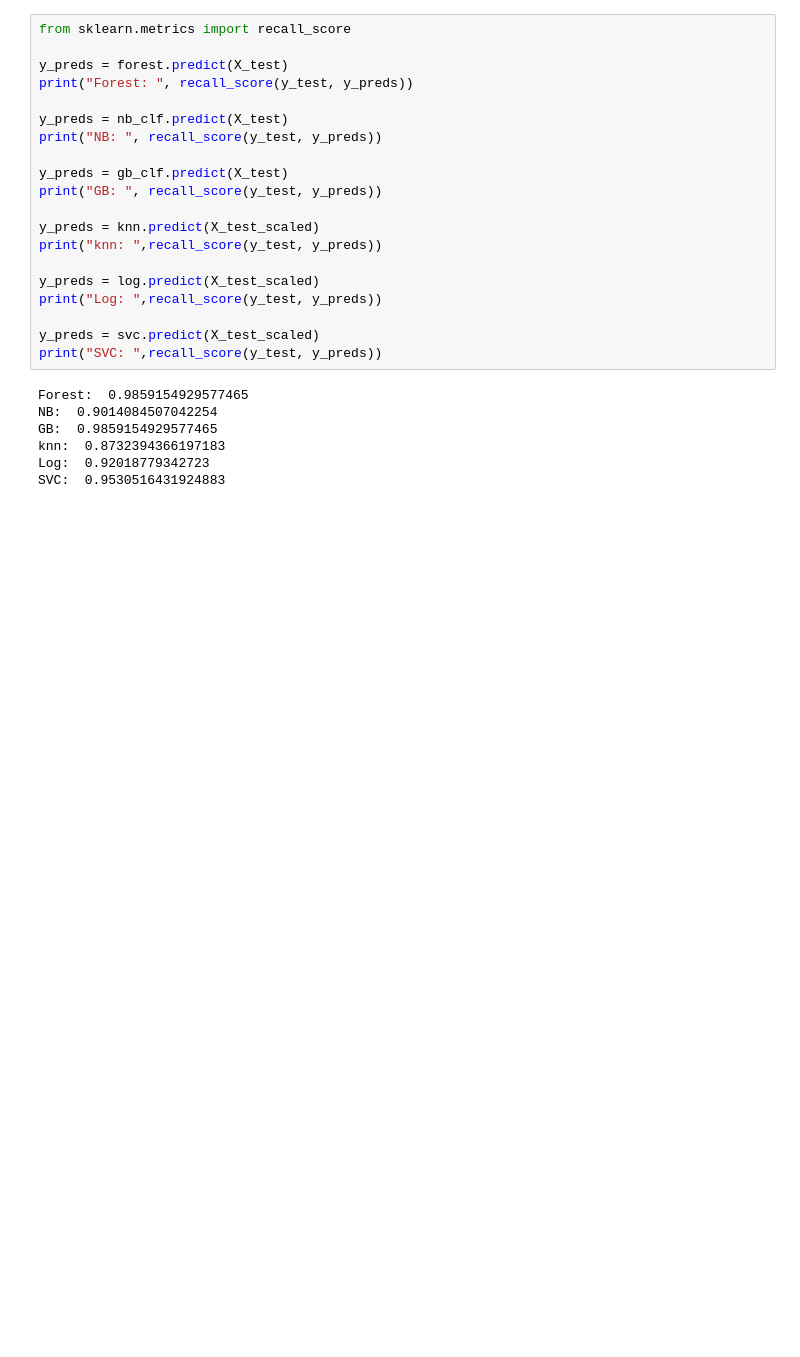
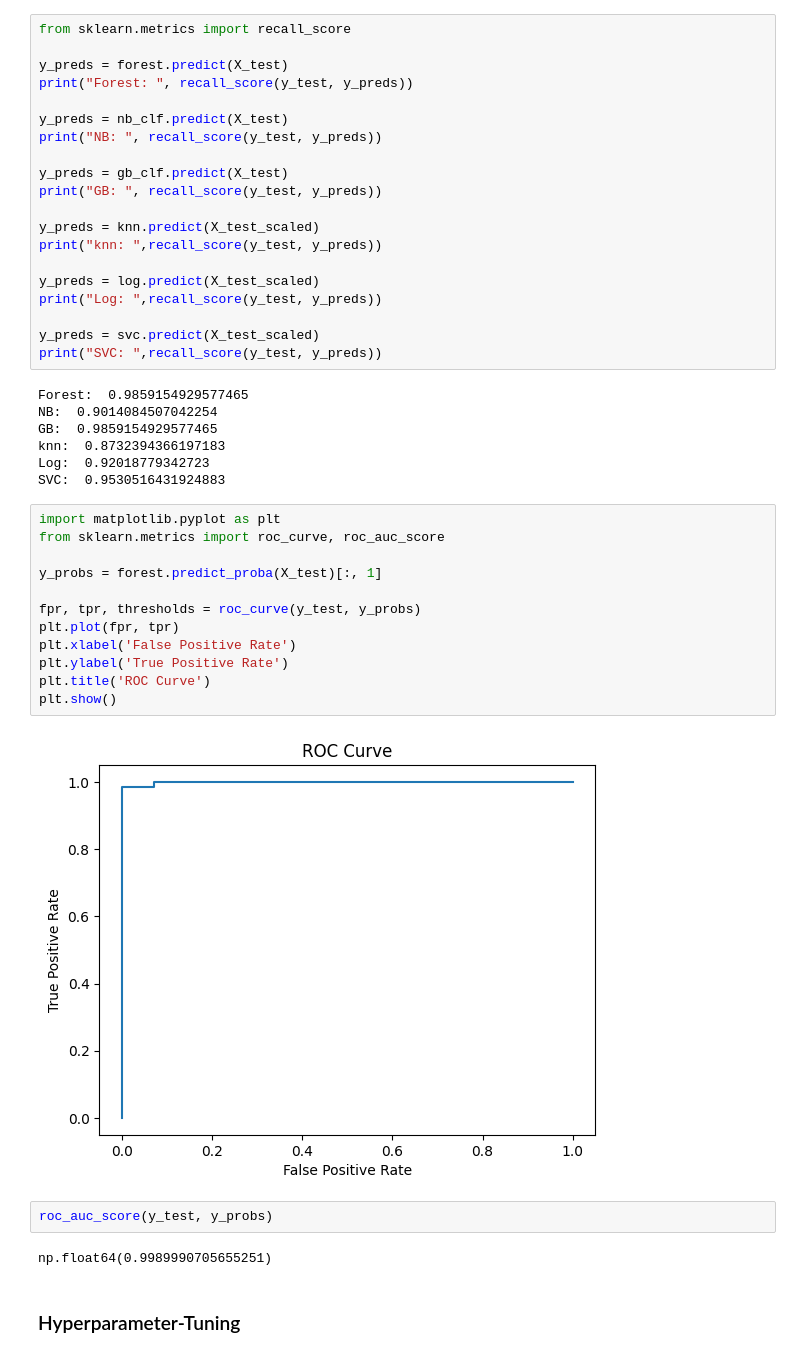
Before and after one commit to Bipin-Kalakheti/HeartSight, a Jupyter notebook: heart.ipynb, the cells around one changed output. Saved outputs shown, nothing was run; the diff lists cells and outputs as text; blank space fills up the shorter version.

```diff
--- a/heart.ipynb
+++ b/heart.ipynb
@@ -127,3 +127,23 @@ GB:  0.9859154929577465
 knn:  0.8732394366197183
 Log:  0.92018779342723
 SVC:  0.9530516431924883
+# %%
+import matplotlib.pyplot as plt
+from sklearn.metrics import roc_curve, roc_auc_score
+
+y_probs = forest.predict_proba(X_test)[:, 1]
+
+fpr, tpr, thresholds = roc_curve(y_test, y_probs)
+plt.plot(fpr, tpr)
+plt.xlabel('False Positive Rate')
+plt.ylabel('True Positive Rate')
+plt.title('ROC Curve')
+plt.show()
+# %% [output]
+[figure, added]
+# %%
+roc_auc_score(y_test, y_probs)
+# %% [output]
+np.float64(0.9989990705655251)
+# %% [markdown]
+### Hyperparameter-Tuning
```
Also changed, not shown: parts of 6 cells of this notebook.
